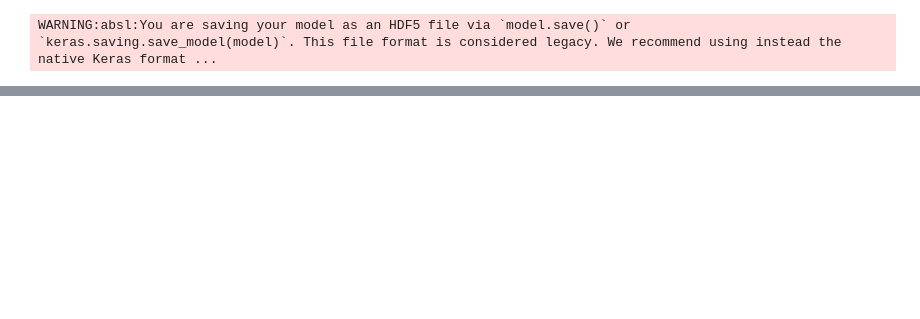
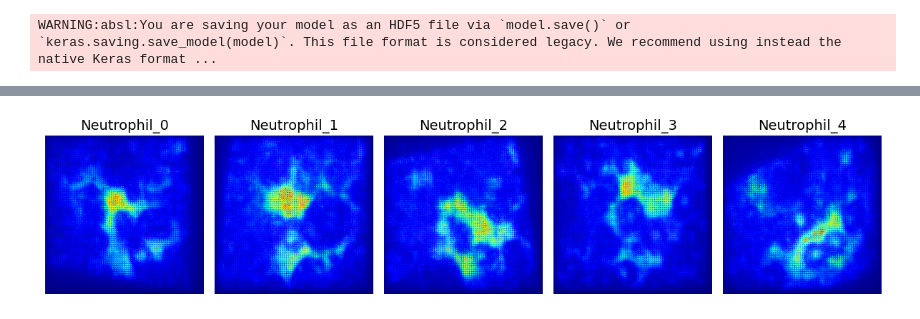
Before and after one commit to Drock54651/ML-4622-Project, a Jupyter notebook: blood-cell-images-using-cnn-model-98-5.ipynb, the cells around one changed output, grey strips where cells are left out. Drawn from its saved outputs; the diff is of its cells as text; code cells hidden in the pictures; blank space fills up the shorter version.

```diff
--- a/blood-cell-images-using-cnn-model-98-5.ipynb
+++ b/blood-cell-images-using-cnn-model-98-5.ipynb
@@ -341,0 +386,4 @@ plt.show()
+# %%
+from tf_keras_vis.utils.scores import CategoricalScore
+
+score = CategoricalScore([np.argmax(model.predict(X[i:i+1])) for i in range(len(X))])
@@ -341,0 +408,26 @@ plt.show()
+# %%
+%%time
+from tf_keras_vis.saliency import Saliency
+
+# from tf_keras_vis.utils import normalize
+
+# Create Saliency object.
+saliency = Saliency(model, model_modifier=replace2linear, clone=True)
+
+# Generate saliency map with smoothing that reduce noise by adding noise
+saliency_map = saliency(
+    score,
+    X,
+    smooth_samples=20,  # The number of calculating gradients iterations.
+    smooth_noise=0.20)  # noise spread level.
+
+# Render
+f, ax = plt.subplots(nrows=1, ncols=5, figsize=(12, 4))
+for i, title in enumerate(image_titles):
+    ax[i].set_title(title, fontsize=14)
+    ax[i].imshow(saliency_map[i], cmap='jet')
+    ax[i].axis('off')
+plt.tight_layout()
+plt.show()
+# %% [output]
+[figure, added]
```
Also changed, not shown: parts of 15 cells of this notebook.
